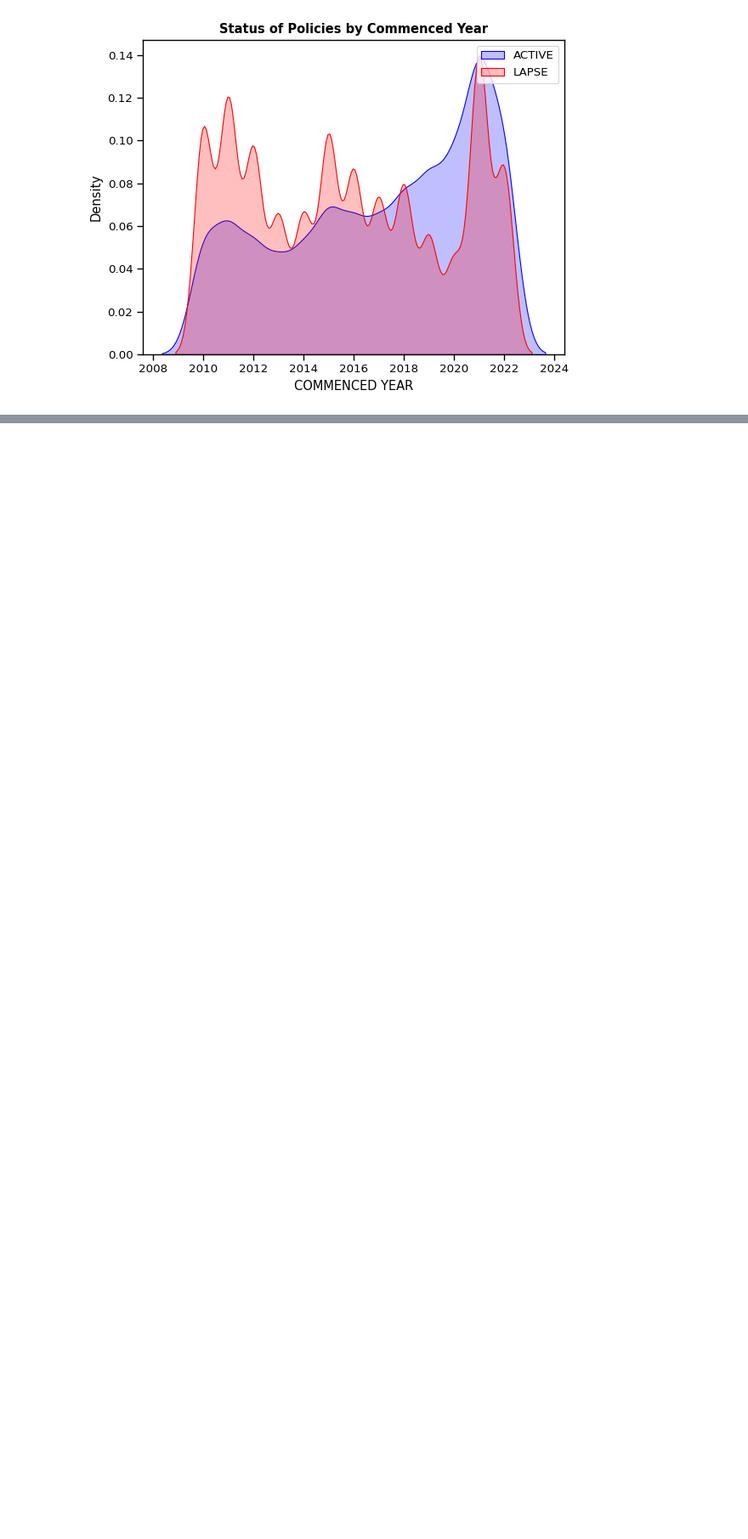
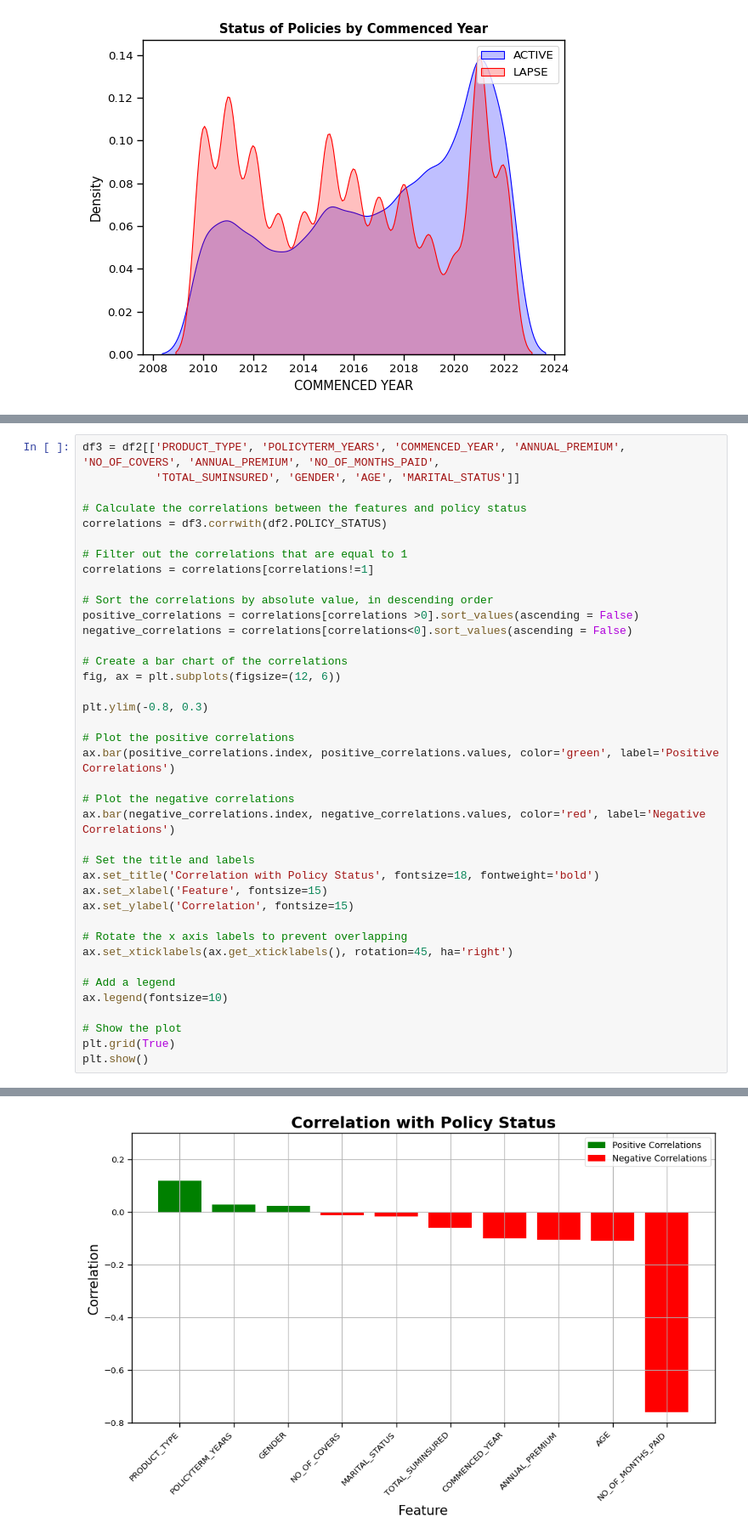
Before and after one commit to TNMedhavi/RSU50-K.A.T.N.Medhavi, a Jupyter notebook: RSU50_20249401_K.A.T.N.Medhavi.ipynb, the cells around one changed output, grey strips where cells are left out. Shown at 85% size. Cells and saved outputs as stored; diff of their text form; blank space fills up the shorter version.

```diff
--- a/RSU50_20249401_K.A.T.N.Medhavi.ipynb
+++ b/RSU50_20249401_K.A.T.N.Medhavi.ipynb
@@ -526,0 +608,40 @@ ax.set_title('Status of Policies by Commenced Year',fontweight='bold');
+# %%
+df3 = df2[['PRODUCT_TYPE', 'POLICYTERM_YEARS', 'COMMENCED_YEAR', 'ANNUAL_PREMIUM', 'NO_OF_COVERS', 'ANNUAL_PREMIUM', 'NO_OF_MONTHS_PAID',
+           'TOTAL_SUMINSURED', 'GENDER', 'AGE', 'MARITAL_STATUS']]
+
+# Calculate the correlations between the features and policy status
+correlations = df3.corrwith(df2.POLICY_STATUS)
+
+# Filter out the correlations that are equal to 1
+correlations = correlations[correlations!=1]
+
+# Sort the correlations by absolute value, in descending order
+positive_correlations = correlations[correlations >0].sort_values(ascending = False)
+negative_correlations = correlations[correlations<0].sort_values(ascending = False)
+
+# Create a bar chart of the correlations
+fig, ax = plt.subplots(figsize=(12, 6))
+
+plt.ylim(-0.8, 0.3)
+
+# Plot the positive correlations
+ax.bar(positive_correlations.index, positive_correlations.values, color='green', label='Positive Correlations')
+
+# Plot the negative correlations
+ax.bar(negative_correlations.index, negative_correlations.values, color='red', label='Negative Correlations')
+
+# Set the title and labels
+ax.set_title('Correlation with Policy Status', fontsize=18, fontweight='bold')
+ax.set_xlabel('Feature', fontsize=15)
+ax.set_ylabel('Correlation', fontsize=15)
+
+# Rotate the x axis labels to prevent overlapping
+ax.set_xticklabels(ax.get_xticklabels(), rotation=45, ha='right')
+
+# Add a legend
+ax.legend(fontsize=10)
+
+# Show the plot
+plt.grid(True)
+plt.show()
+# %% [output]
@@ -526,0 +649 @@ ax.set_title('Status of Policies by Commenced Year',fontweight='bold');
+[figure, added]
```
Also changed, not shown: parts of 16 cells of this notebook.
